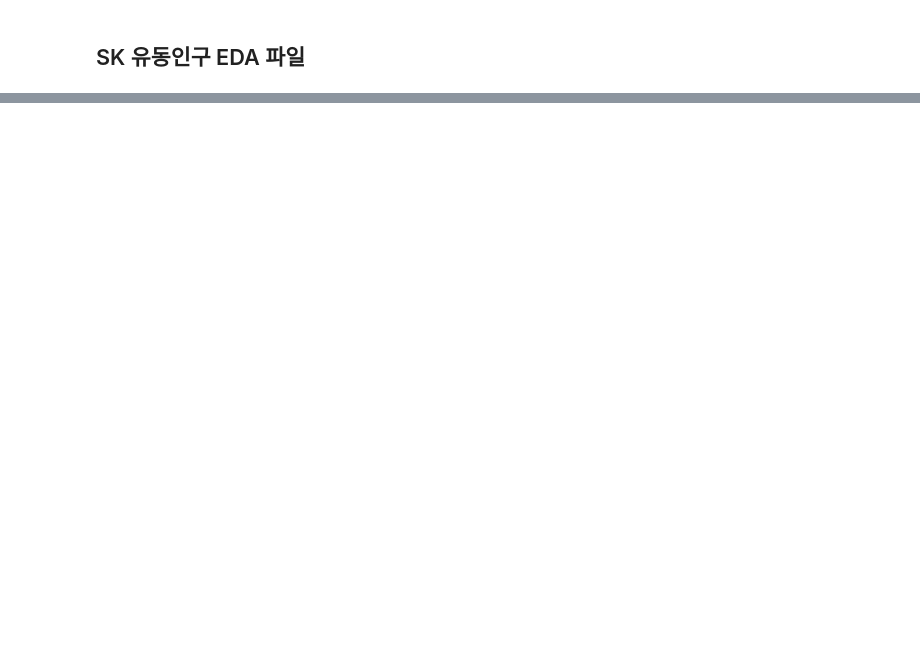
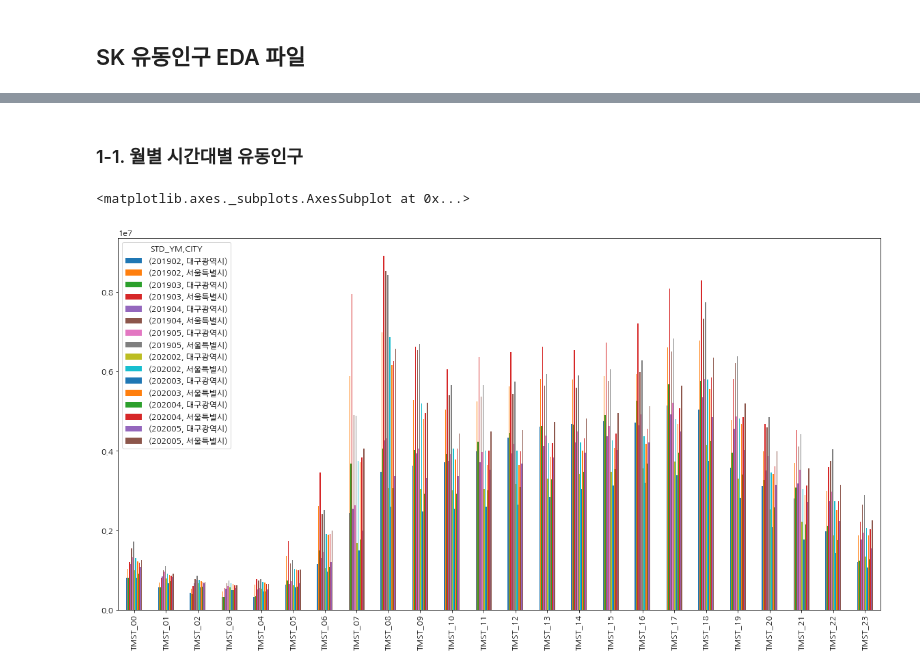
Before and after one commit to minkithub/bigcon2020, a Jupyter notebook: Minki/SK_EDA.ipynb, the cells around one changed output, grey strips where cells are left out. Saved outputs shown, nothing was run; the diff lists cells and outputs as text; code cells hidden in the pictures; blank space fills up the shorter version.

```diff
--- a/Minki/SK_EDA.ipynb
+++ b/Minki/SK_EDA.ipynb
@@ -173,0 +15,6 @@ sk_data_TIME.to_excel(f'{FLOWTIME_PATH}/SK_TIME_DATA.xlsx')
+# %%
+sk_data_TIME = pd.read_excel(f'{FLOWTIME_PATH}/SK_TIME_DATA.xlsx')
+sk_data_AGE = pd.read_excel(f'{FLOWAGE_PATH}/SK_AGE_DATA.xlsx')
+
+del sk_data_TIME['Unnamed: 0']
+del sk_data_AGE['Unnamed: 0']
@@ -173,0 +29,15 @@ sk_data_TIME.to_excel(f'{FLOWTIME_PATH}/SK_TIME_DATA.xlsx')
+# %%
+from pandas.plotting import register_matplotlib_converters
+import seaborn as sns
+import matplotlib.pyplot as plt
+import matplotlib as mpl
+import matplotlib.pyplot as plt
+import matplotlib.font_manager as fm
+font_path = '/Library/Fonts/NanumGothic.ttf'
+font_name = fm.FontProperties(fname=font_path, size=10).get_name()
+plt.rc('font', family=font_name, size=12)
+plt.rcParams["figure.figsize"] = (20, 10)
+register_matplotlib_converters()
+
+mpl.font_manager._rebuild()
+mpl.pyplot.rc('font', family='NanumGothic')
@@ -173,0 +61,9 @@ sk_data_TIME.to_excel(f'{FLOWTIME_PATH}/SK_TIME_DATA.xlsx')
+# %% [markdown]
+### 1-1. 월별 시간대별 유동인구
+# %%
+sk_month_move = sk_data_TIME.groupby([sk_data_TIME['STD_YM'], sk_data_TIME['CITY']]).sum().iloc[:, 2:]
+# %%
+sk_month_move.T.plot(kind = 'bar')
+# %% [output]
+<matplotlib.axes._subplots.AxesSubplot at 0x...>
+[figure, added]
```
Also changed, not shown: parts of 18 cells of this notebook, 2 other files.
